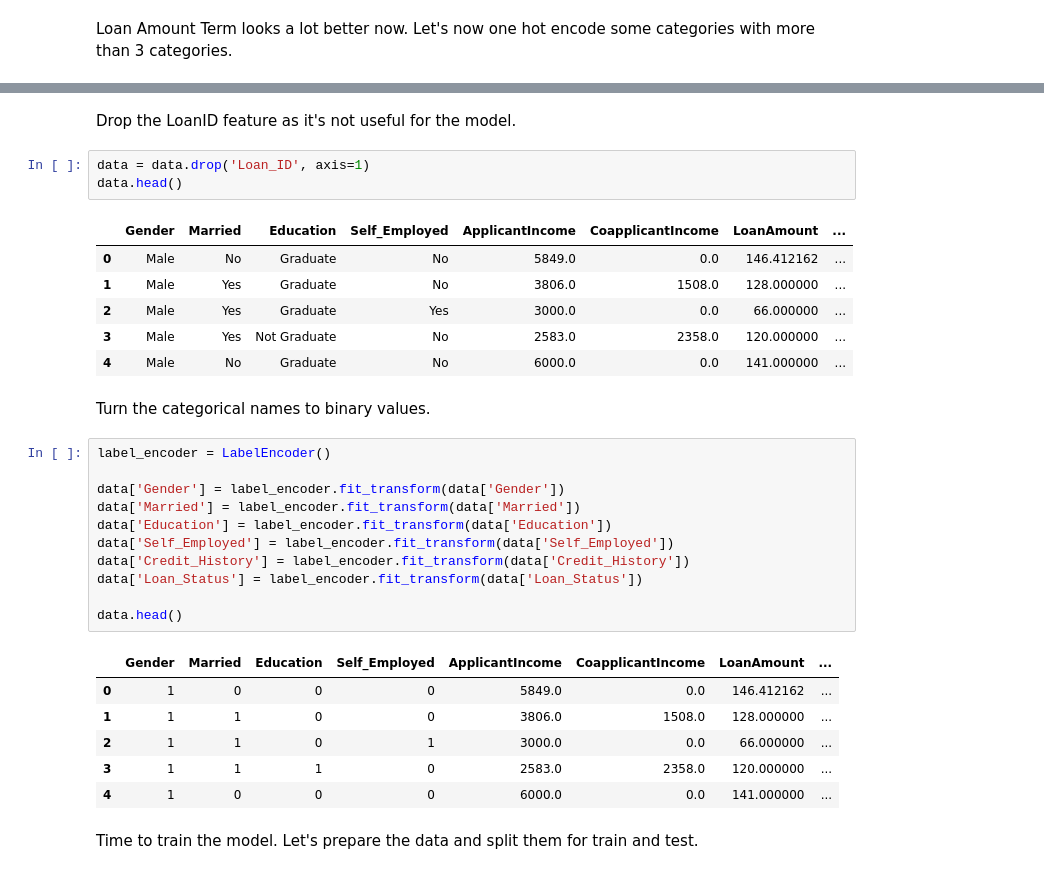
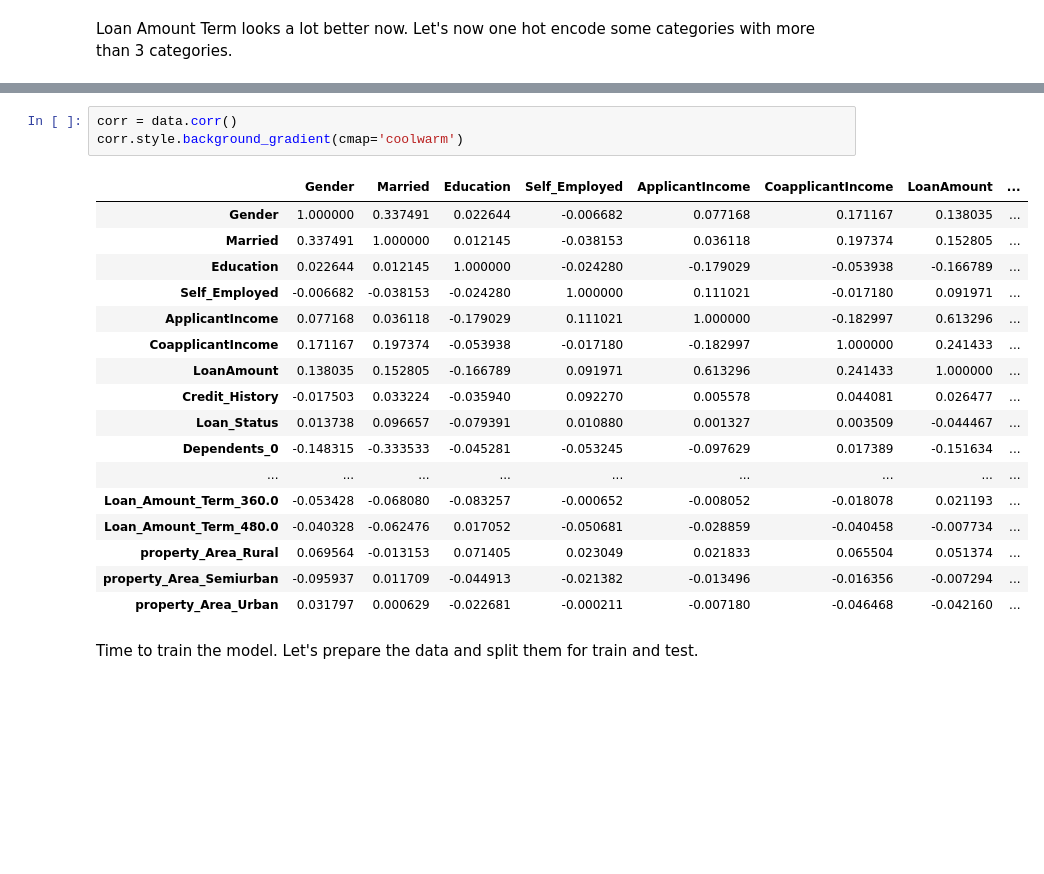
Before and after one commit to LoneCoder21/Loan-Eligibility, a Jupyter notebook: loaneligibility.ipynb, the cells around one changed output, grey strips where cells are left out. Saved outputs shown, nothing was run; the diff lists cells and outputs as text; blank space fills up the shorter version.

```diff
--- a/loaneligibility.ipynb
+++ b/loaneligibility.ipynb
@@ -349,35 +381,24 @@ data.head()
-# %% [markdown]
-Drop the LoanID feature as it's not useful for the model.
-# %%
-data = data.drop('Loan_ID', axis=1)
-data.head()
-# %% [output]
-|  | Gender | Married | Education | Self_Employed | ApplicantIncome | CoapplicantIncome | LoanAmount | ... |
-| 0 | Male | No | Graduate | No | 5849.0 | 0.0 | 146.412162 | ... |
-| 1 | Male | Yes | Graduate | No | 3806.0 | 1508.0 | 128.000000 | ... |
-| 2 | Male | Yes | Graduate | Yes | 3000.0 | 0.0 | 66.000000 | ... |
-| 3 | Male | Yes | Not Graduate | No | 2583.0 | 2358.0 | 120.000000 | ... |
-| 4 | Male | No | Graduate | No | 6000.0 | 0.0 | 141.000000 | ... |
-# %% [markdown]
-Turn the categorical names to binary values.
-# %%
-label_encoder = LabelEncoder()
-
-data['Gender'] = label_encoder.fit_transform(data['Gender'])
-data['Married'] = label_encoder.fit_transform(data['Married'])
-data['Education'] = label_encoder.fit_transform(data['Education'])
-data['Self_Employed'] = label_encoder.fit_transform(data['Self_Employed'])
-data['Credit_History'] = label_encoder.fit_transform(data['Credit_History'])
-data['Loan_Status'] = label_encoder.fit_transform(data['Loan_Status'])
-
-data.head()
-# %% [output]
-|  | Gender | Married | Education | Self_Employed | ApplicantIncome | CoapplicantIncome | LoanAmount | ... |
-| 0 | 1 | 0 | 0 | 0 | 5849.0 | 0.0 | 146.412162 | ... |
-| 1 | 1 | 1 | 0 | 0 | 3806.0 | 1508.0 | 128.000000 | ... |
-| 2 | 1 | 1 | 0 | 1 | 3000.0 | 0.0 | 66.000000 | ... |
-| 3 | 1 | 1 | 1 | 0 | 2583.0 | 2358.0 | 120.000000 | ... |
-| 4 | 1 | 0 | 0 | 0 | 6000.0 | 0.0 | 141.000000 | ... |
+# %%
+corr = data.corr()
+corr.style.background_gradient(cmap='coolwarm')
+# %% [output]
+|  | Gender | Married | Education | Self_Employed | ApplicantIncome | CoapplicantIncome | LoanAmount | ... |
+| Gender | 1.000000 | 0.337491 | 0.022644 | -0.006682 | 0.077168 | 0.171167 | 0.138035 | ... |
+| Married | 0.337491 | 1.000000 | 0.012145 | -0.038153 | 0.036118 | 0.197374 | 0.152805 | ... |
+| Education | 0.022644 | 0.012145 | 1.000000 | -0.024280 | -0.179029 | -0.053938 | -0.166789 | ... |
+| Self_Employed | -0.006682 | -0.038153 | -0.024280 | 1.000000 | 0.111021 | -0.017180 | 0.091971 | ... |
+| ApplicantIncome | 0.077168 | 0.036118 | -0.179029 | 0.111021 | 1.000000 | -0.182997 | 0.613296 | ... |
+| CoapplicantIncome | 0.171167 | 0.197374 | -0.053938 | -0.017180 | -0.182997 | 1.000000 | 0.241433 | ... |
+| LoanAmount | 0.138035 | 0.152805 | -0.166789 | 0.091971 | 0.613296 | 0.241433 | 1.000000 | ... |
+| Credit_History | -0.017503 | 0.033224 | -0.035940 | 0.092270 | 0.005578 | 0.044081 | 0.026477 | ... |
+| Loan_Status | 0.013738 | 0.096657 | -0.079391 | 0.010880 | 0.001327 | 0.003509 | -0.044467 | ... |
+| Dependents_0 | -0.148315 | -0.333533 | -0.045281 | -0.053245 | -0.097629 | 0.017389 | -0.151634 | ... |
+| ... | ... | ... | ... | ... | ... | ... | ... | ... |
+| Loan_Amount_Term_360.0 | -0.053428 | -0.068080 | -0.083257 | -0.000652 | -0.008052 | -0.018078 | 0.021193 | ... |
+| Loan_Amount_Term_480.0 | -0.040328 | -0.062476 | 0.017052 | -0.050681 | -0.028859 | -0.040458 | -0.007734 | ... |
+| property_Area_Rural | 0.069564 | -0.013153 | 0.071405 | 0.023049 | 0.021833 | 0.065504 | 0.051374 | ... |
+| property_Area_Semiurban | -0.095937 | 0.011709 | -0.044913 | -0.021382 | -0.013496 | -0.016356 | -0.007294 | ... |
+| property_Area_Urban | 0.031797 | 0.000629 | -0.022681 | -0.000211 | -0.007180 | -0.046468 | -0.042160 | ... |
 # %% [markdown]
 Time to train the model. Let's prepare the data and split them for train and test.
 # %%
```
Also changed, not shown: parts of 13 cells of this notebook.
